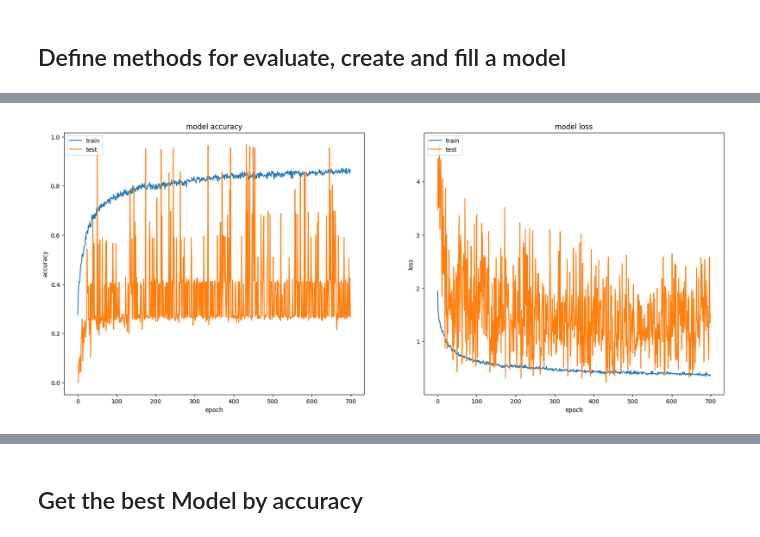
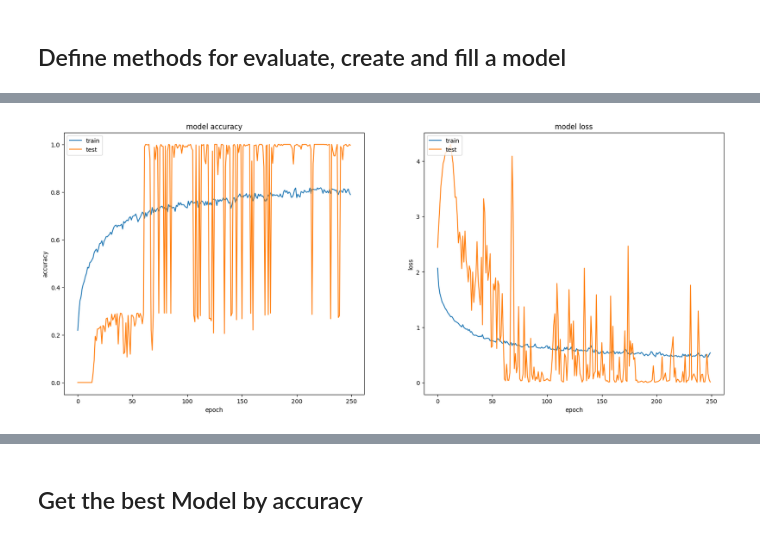
Before and after one commit to alexbejann/frisian-runes-recognition, a Jupyter notebook: MLBD-Assignment2/Part_1_fully_connected_layers.ipynb, the cells around one changed output, grey strips where cells are left out. Drawn from its saved outputs; the diff is of its cells as text; code cells hidden in the pictures.

Commit message:
some tests

```diff
--- a/MLBD-Assignment2/Part_1_fully_connected_layers.ipynb
+++ b/MLBD-Assignment2/Part_1_fully_connected_layers.ipynb
@@ -166,0 +167,7 @@ X_train, X_test, y_train, y_test = train_test_split(X, y, test_size=0.2, random_
+# %%
+import tensorflow as tf
+
+from tensorflow import keras
+
+X_train = tf.keras.utils.normalize(X_train, axis=1)
+X_test =  tf.keras.utils.normalize(X_test, axis=1)
@@ -254,7 +265,7 @@ models = []
 #
 def create_model(input_data, output_data, layers=[], optimizer="adam", endActi="softmax"):
 
-    learningRate = 0.0027
+    learningRate = 0.0025
 
     inputNeurons = input_data.shape[1]
     outputNeurons = np.unique(output_data).size
@@ -292,7 +303,7 @@ def create_model(input_data, output_data, layers=[], optimizer="adam", endActi="
 
     return model
 
-def create_fit_model(input_data, output_data, layers=[], optimizer="adam", endActi="softmax", batchSize=32, epochs=700, verbose=0, withHistory=0):
+def create_fit_model(input_data, output_data, layers=[], optimizer="adam", endActi="softmax", batchSize=128, epochs=250, verbose=0, withHistory=0):
 
         model = create_model(input_data, output_data, layers, optimizer=optimizer, endActi=endActi)
 
@@ -315,10 +326,10 @@ def create_fit_model(input_data, output_data, layers=[], optimizer="adam", endAc
             'batchSize':batchSize,
             'epochs':epochs,
             'endActi':endActi,
+            'best_lost':evaluate[0],
+            'best_accuracy':evaluate[1],
             'loss':history.history['loss'],
-            'best_lost':history.history['loss'][-1:][0],
             'accuracy':history.history['accuracy'],
-            'best_accuracy':history.history['accuracy'][-1:][0],
             'val_accuracy':history.history['val_accuracy']
             })
 
@@ -379,6 +412,5 @@ plot_acc_loss(history)
 # %%
-layers = [(300,"relu"),
-          (210,"relu",0.2)]
+layers = [(50,"relu"),(100,"relu",0.2)]
 model, history = create_fit_model(input_data=X_bal, output_data=y_bal, layers=layers, withHistory=1)
 plot_acc_loss(history)
 # %% [output]
@@ -386 +418 @@ plot_acc_loss(history)
-[figure, old version]
+[figure, new version]
```
Also changed, not shown: parts of 39 cells of this notebook, 4 other files.
